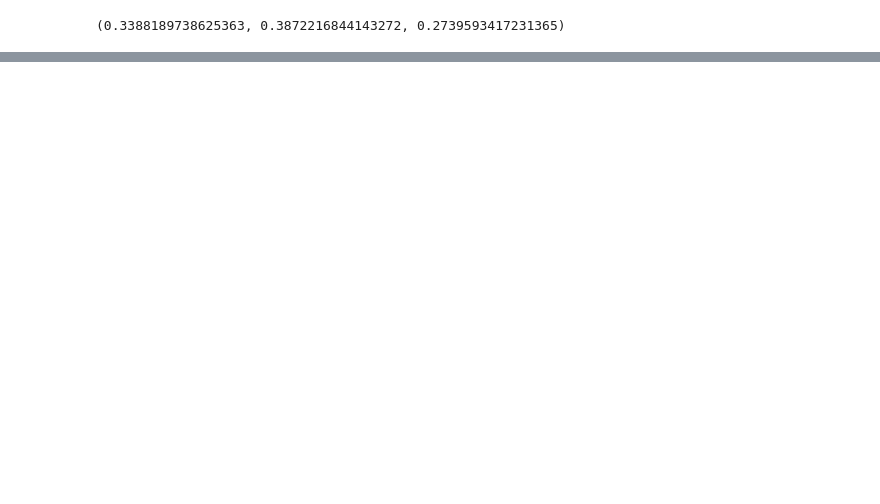
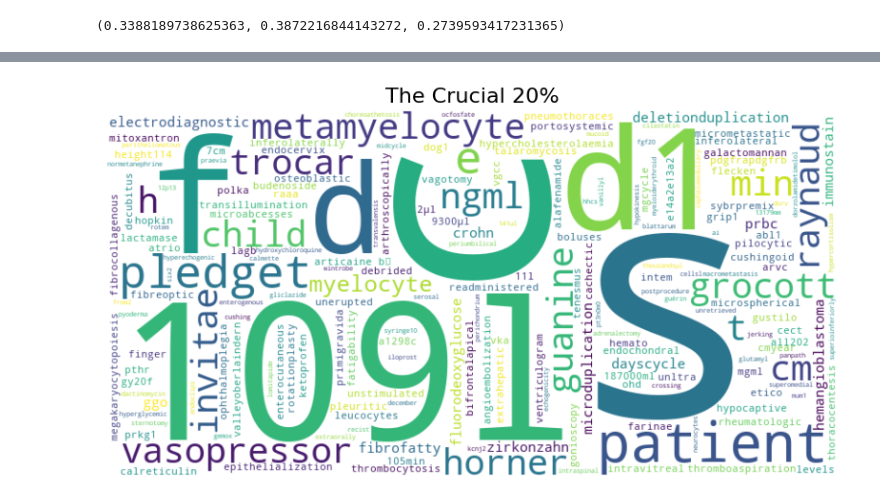
Before and after one commit to imnishitha/Clinical-Trials-Eligibility, a Jupyter notebook: Analysis Scripts/EDA_clean_data.ipynb, the cells around one changed output, grey strips where cells are left out. Cells and saved outputs as stored; diff of their text form; code cells hidden in the pictures; blank space fills up the shorter version.

```diff
--- a/Analysis Scripts/EDA_clean_data.ipynb
+++ b/Analysis Scripts/EDA_clean_data.ipynb
@@ -212,0 +224,5 @@ n/d, 400/d, 283/d
+# %%
+with open(glove_path, 'r', encoding='utf-8') as f:
+    for line in f:
+        word = line.split()[0]
+        glove_vocab.add(word)
@@ -212,0 +235,12 @@ n/d, 400/d, 283/d
+# %%
+uncommon_words = vocab - glove_vocab
+uncommon_text = " ".join(uncommon_words)
+# %%
+wc = WordCloud(width=800, height=400, background_color='white').generate(uncommon_text)
+plt.figure(figsize=(10, 5))
+plt.imshow(wc, interpolation='bilinear')
+plt.axis('off')
+plt.title("The Crucial 20%", fontsize=16)
+plt.show()
+# %% [output]
+[figure, added]
```
Also changed, not shown: parts of 3 cells of this notebook, 3 other files.
